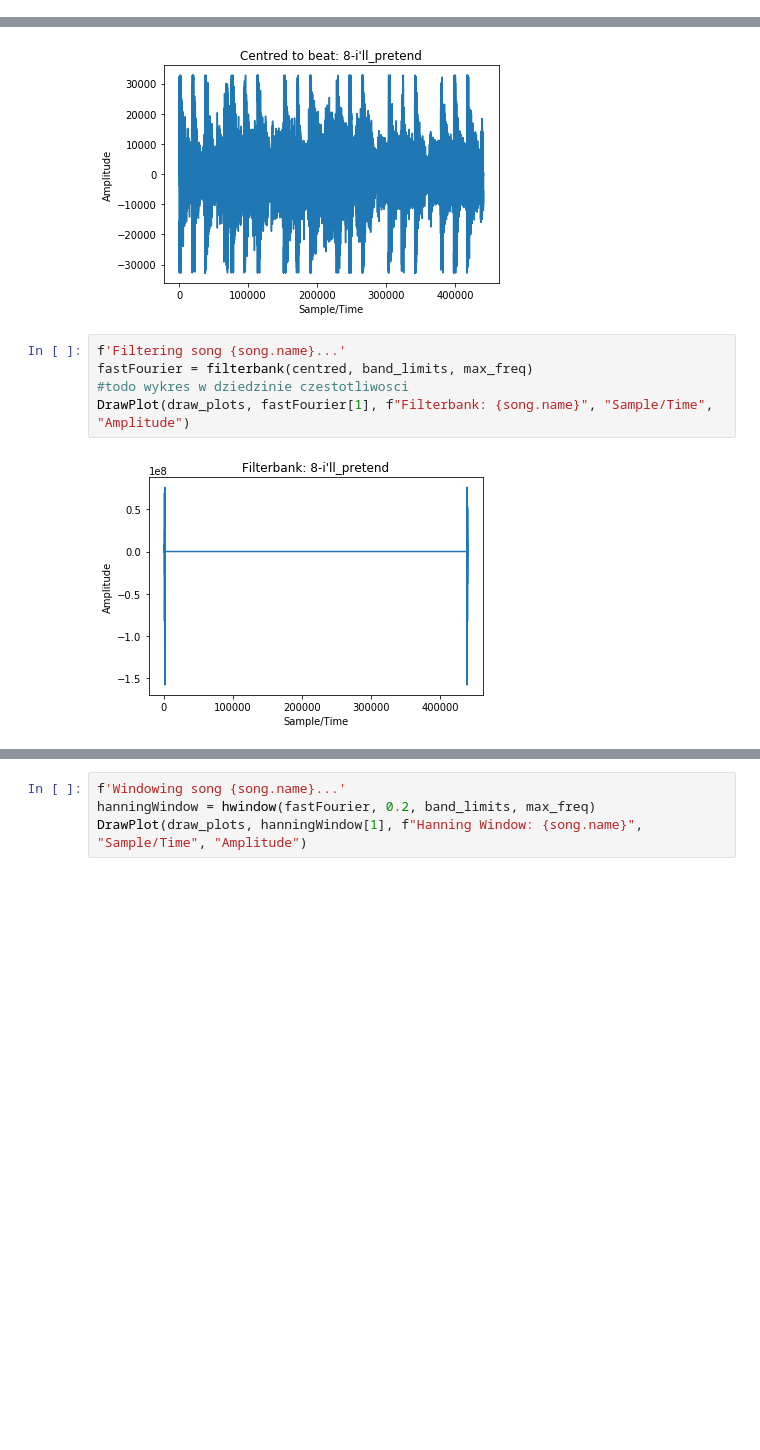
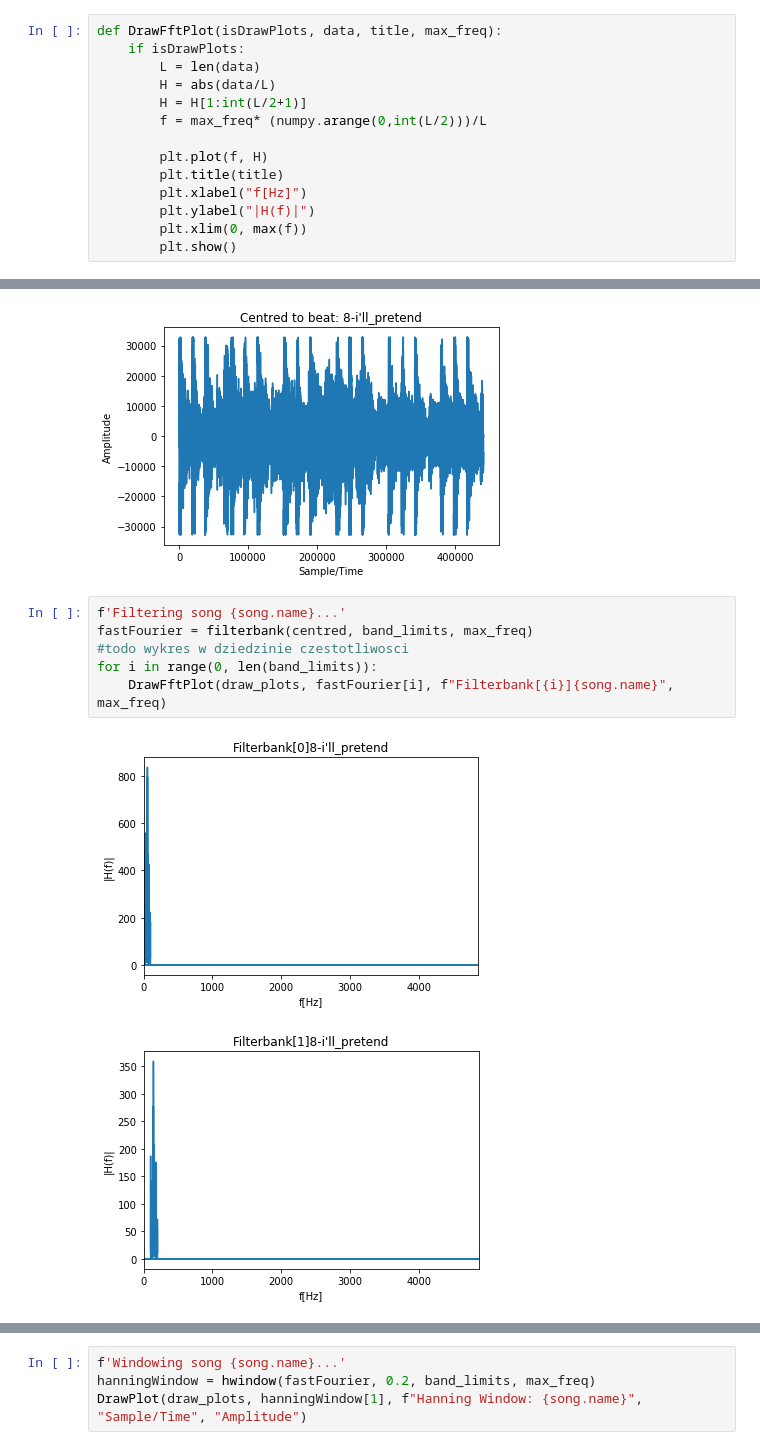
Before and after one commit to marqustd/BeatAndMetreDetector, a Jupyter notebook: src/TempoMetreDetector.ipynb, the cells around one changed output, grey strips where cells are left out. Drawn from its saved outputs; the diff is of its cells as text; blank space fills up the shorter version.

```diff
--- a/src/TempoMetreDetector.ipynb
+++ b/src/TempoMetreDetector.ipynb
@@ -23,3 +23,17 @@ def DrawPlot(isDrawPlots, data, title, xAxis, yAxis, xData= 0):
         plt.xlabel(xAxis)
         plt.ylabel(yAxis)
         plt.show()
+# %%
+def DrawFftPlot(isDrawPlots, data, title, max_freq):
+    if isDrawPlots:
+        L = len(data)
+        H = abs(data/L)
+        H = H[1:int(L/2+1)]
+        f = max_freq* (numpy.arange(0,int(L/2)))/L
+
+        plt.plot(f, H)
+        plt.title(title)
+        plt.xlabel("f[Hz]")
+        plt.ylabel("|H(f)|")
+        plt.xlim(0, max(f))
+        plt.show()
@@ -229,7 +254,9 @@ DrawPlot(draw_plots, centred, f"Centred to beat: {song.name}", "Sample/Time", "A
 # %%
 f'Filtering song {song.name}...'
 fastFourier = filterbank(centred, band_limits, max_freq)
 #todo wykres w dziedzinie czestotliwosci
-DrawPlot(draw_plots, fastFourier[1], f"Filterbank: {song.name}", "Sample/Time", "Amplitude")
+for i in range(0, len(band_limits)):
+    DrawFftPlot(draw_plots, fastFourier[i], f"Filterbank[{i}]{song.name}", max_freq)
 # %% [output]
-[figure, old version]
+[figure, new version]
+[figure, added]
```
Also changed, not shown: parts of 5 cells of this notebook, 1 other file.
